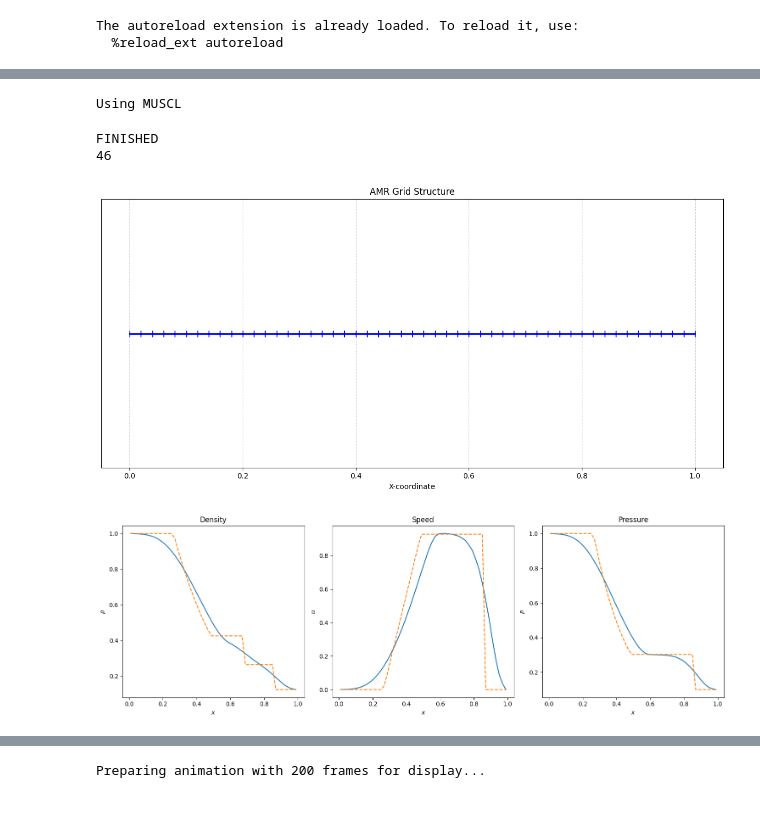
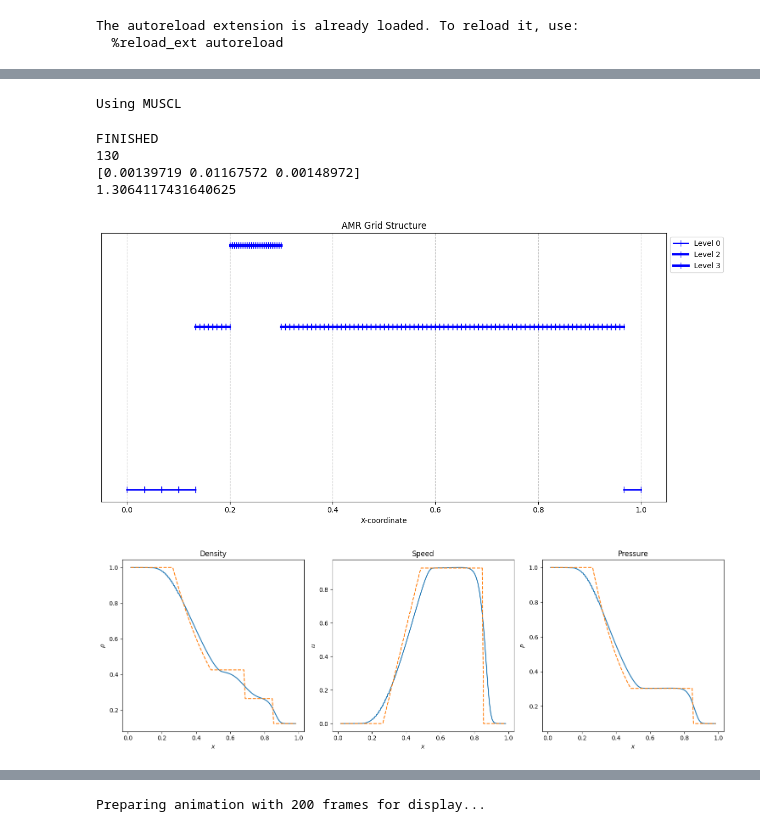
Before and after one commit to yttcari/1d_AMR, a Jupyter notebook: 1D_demo.ipynb, the cells around one changed output, grey strips where cells are left out. Drawn from its saved outputs; the diff is of its cells as text; code cells hidden in the pictures.

```diff
--- a/1D_demo.ipynb
+++ b/1D_demo.ipynb
@@ -49,9 +54,0 @@ def init_grid(grid):
-# %%
-grid1 = grid.grid(L=1, N=30)
-refine_epsilon = 10 ** (-3)
-init_con = init_grid(grid1)
-grid1_history = FVM.solve(FVM.HLL_flux, grid1, t_final=0.2, refine_epsilon=refine_epsilon, corase_epsilon=refine_epsilon / 100)
-print(len(grid1_history))
-viz.plot_amr_grid(grid1)
-viz.plot_amr_value(grid1, analytic=init_con)
-#viz.animate(grid1_history, 'plot/test.gif')
@@ -97,0 +55,22 @@ ValueError: cannot convert float NaN to integer
+# %%
+def calc_MSE(history):
+    def MSE(data1, data2):
+        tmp = np.sum((data1 - data2) ** 2)
+        return tmp / len(data1)
+
+    grid_cells = history[-1].get_all_active_cells()
+
+    X = np.array([c.x for c in grid_cells])
+    t = history[-1].t
+    grid_solution = np.array([c.prim for c in grid_cells])
+
+    rho_numeric = grid_solution[:, 0]
+    u_numeric = grid_solution[:, 1]
+    P_numeric = grid_solution[:, 2]
+    rho_analytic, u_analytic, P_analytic = analytical.get_sod_solution(X, t, *init_con)
+
+    rho_MSE = MSE(rho_numeric, rho_analytic)
+    u_MSE = MSE(u_numeric, u_analytic)
+    P_MSE = MSE(P_numeric, P_analytic)
+
+    return np.array([rho_MSE, u_MSE, P_MSE])
@@ -98,17 +98,22 @@ ValueError: cannot convert float NaN to integer
 # %%
-grid1 = grid.grid(L=1, N=50)
+grid1 = grid.grid(L=1, N=30)
 grid1.max_level = 3
-
+start = time.time()
 refine_epsilon = 10 ** (-3)
-init_con = init_grid(grid1)
-grid1_history = FVM.new_solve(FVM.HLL_flux, grid1, t_final=0.2, epsilon=refine_epsilon, order=2)
+init_grid(grid1)
+grid1_history = FVM.solve(FVM.HLL_flux, grid1, t_final=0.2, refine_epsilon=refine_epsilon, order=2)
 print(len(grid1_history))
 viz.plot_amr_grid(grid1)
 viz.plot_amr_value(grid1, analytic=init_con)
+print(time.time() - start)
+print(calc_MSE(grid1_history))
+
 #viz.animate(grid1_history, 'plot/test.gif')
 # %% [output]
 Using MUSCL
 FINISHED
-46
+130
+[0.00139719 0.01167572 0.00148972]
+1.3064117431640625
-[figure, old version]
+[figure, new version]
-[figure, old version]
+[figure, new version]
```
Also changed, not shown: parts of 9 cells of this notebook, 2 other files.
